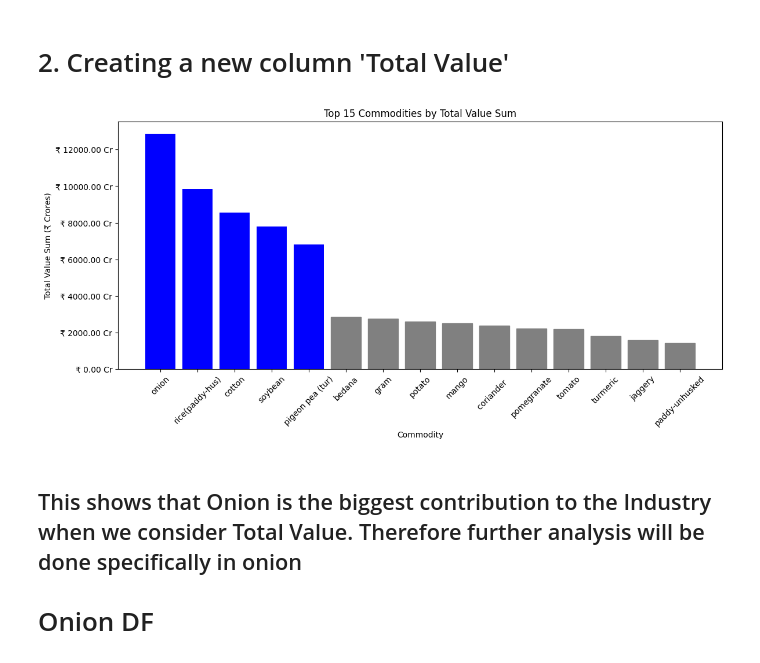
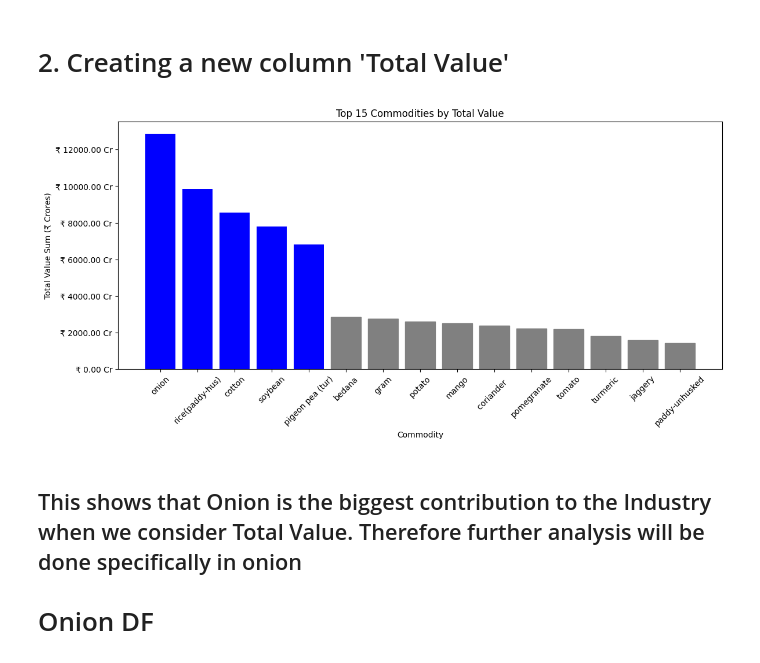
Before and after one commit to ajayt0m/Forecasting_Crop_Prices_Maharashtra, a Jupyter notebook: EDA.ipynb, the cells around one changed output. Cells and saved outputs as stored; diff of their text form; code cells hidden in the pictures.

```diff
--- a/EDA.ipynb
+++ b/EDA.ipynb
@@ -122,35 +122,35 @@ import matplotlib.ticker as ticker
 
 # Sort the DataFrame by 'Total Value Sum' in descending order and take the top 15
 top_15_commodities = commodity_grouped.sort_values(by='Total Value Sum', ascending=False).head(15)
 
 # Create a bar chart
 plt.figure(figsize=(12, 6))
 
 # Define colors for the bars
 colors = ['grey' if i >= (len(top_15_commodities) - 10) else 'blue' for i in range(len(top_15_commodities))]
 
 # Create the bar chart with custom colors
 bars = plt.bar(top_15_commodities['Commodity'], top_15_commodities['Total Value Sum'], color=colors)
 
 # Customize the chart
 plt.xlabel('Commodity')
 plt.ylabel('Total Value Sum (₹ Crores)')
-plt.title('Top 15 Commodities by Total Value Sum')
+plt.title('Top 15 Commodities by Total Value')
 plt.xticks(rotation=45)
 
 # Format the y-axis labels in crores (₹)
 formatter = ticker.FuncFormatter(lambda x, pos: f'₹ {x / 1e7:.2f} Cr')
 plt.gca().yaxis.set_major_formatter(formatter)
 
 # Set the color of the last 10 bars to grey
 for i in range(len(top_15_commodities) - 10, len(top_15_commodities)):
     bars[i].set_color('grey')
 
 # Show the chart
 plt.tight_layout()
 plt.show()
 # %% [output]
-[figure, old version]
+[figure, new version]
 # %% [markdown]
 ## This shows that Onion is the biggest contribution to the Industry when we consider Total Value. Therefore further analysis will be done specifically in onion
 
```
Also changed, not shown: 1 other file.
